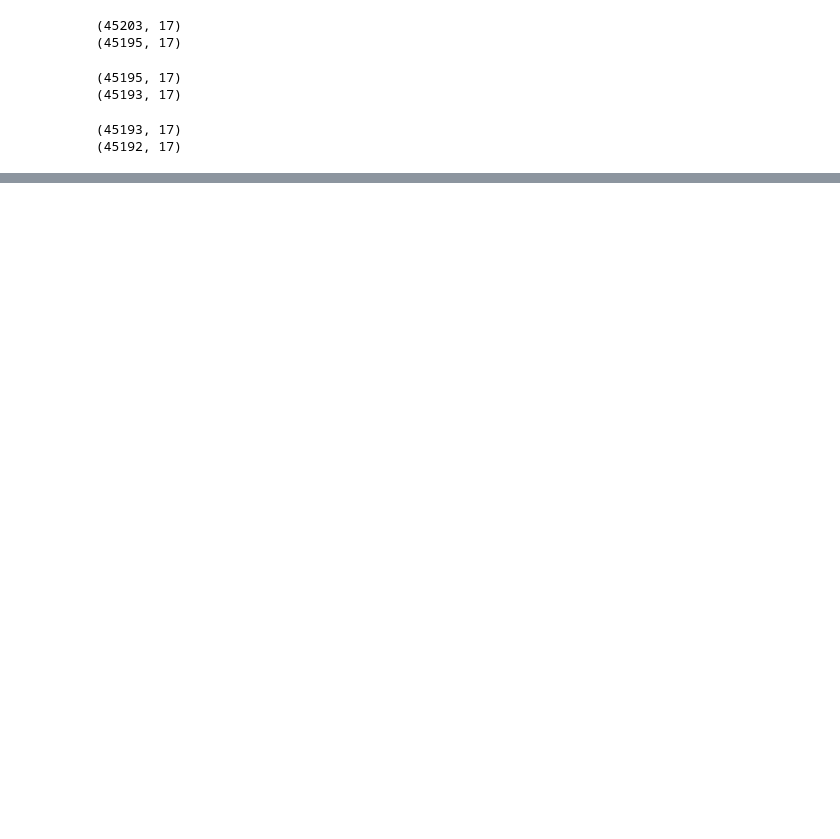
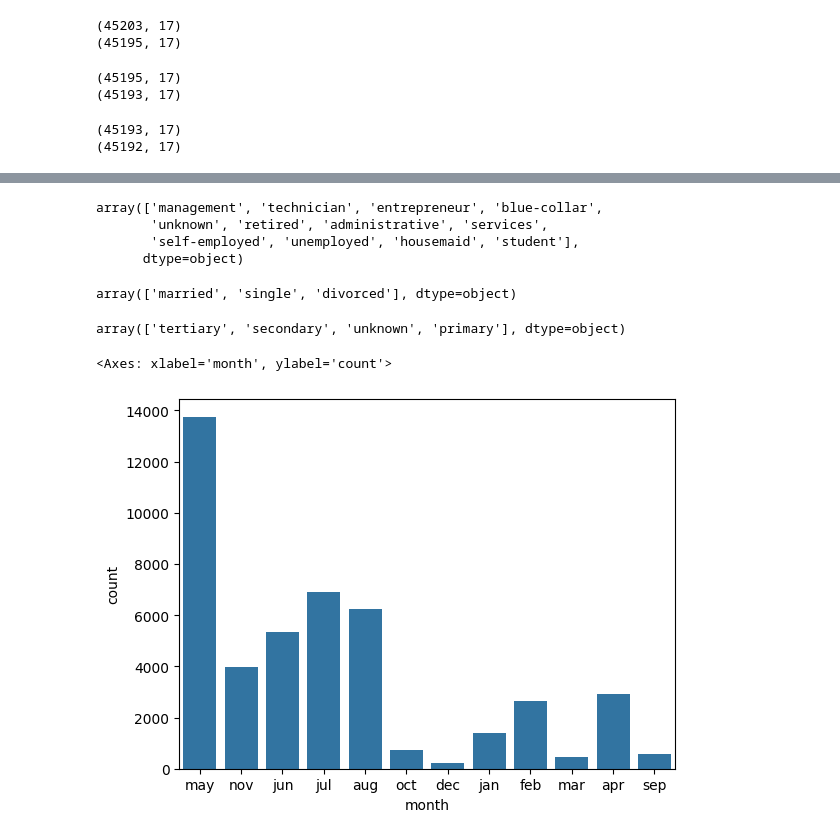
Before and after one commit to asegura4488/CienciaDatos, a Jupyter notebook: Semana3/Sesion5.ipynb, the cells around one changed output, grey strips where cells are left out. Cells and saved outputs as stored; diff of their text form; code cells hidden in the pictures; blank space fills up the shorter version.

```diff
--- a/Semana3/Sesion5.ipynb
+++ b/Semana3/Sesion5.ipynb
@@ -207,0 +226,29 @@ for i, col in enumerate(col_cate):
+# %%
+data['job'] = data['job'].str.replace('admin.','administrative',regex=False)
+data['job'].unique()
+# %% [output]
+array(['management', 'technician', 'entrepreneur', 'blue-collar',
+       'unknown', 'retired', 'administrative', 'services',
+       'self-employed', 'unemployed', 'housemaid', 'student'],
+      dtype=object)
+# %%
+data['marital'] = data['marital'].str.replace('div.','divorced',regex=False)
+data['marital'].unique()
+# %% [output]
+array(['married', 'single', 'divorced'], dtype=object)
+# %%
+data['education'] = data['education'].str.replace('sec.','secondary',regex=False)
+data['education'].unique()
+# %% [output]
+array(['tertiary', 'secondary', 'unknown', 'primary'], dtype=object)
+# %%
+data.education = data.education.replace({"unk":"unknown"})
+# %%
+data.contact = data.contact.replace({"phone":"telephone"})
+# %%
+data.poutcome = data.poutcome.replace({"unk":"unknown"})
+# %%
+sns.countplot(x=data.month,data=data)
+# %% [output]
+<Axes: xlabel='month', ylabel='count'>
+[figure, added]
```
Also changed, not shown: parts of 13 cells of this notebook.
